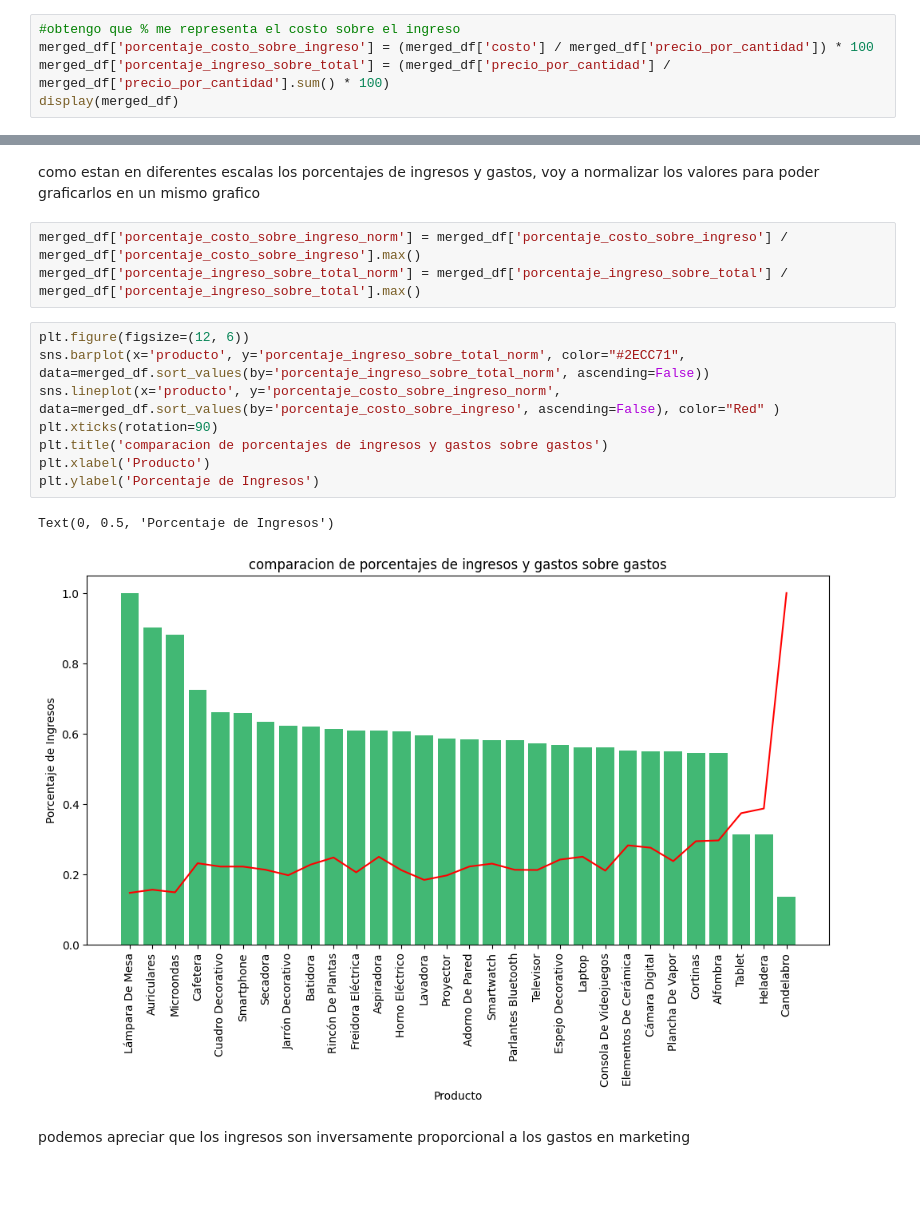
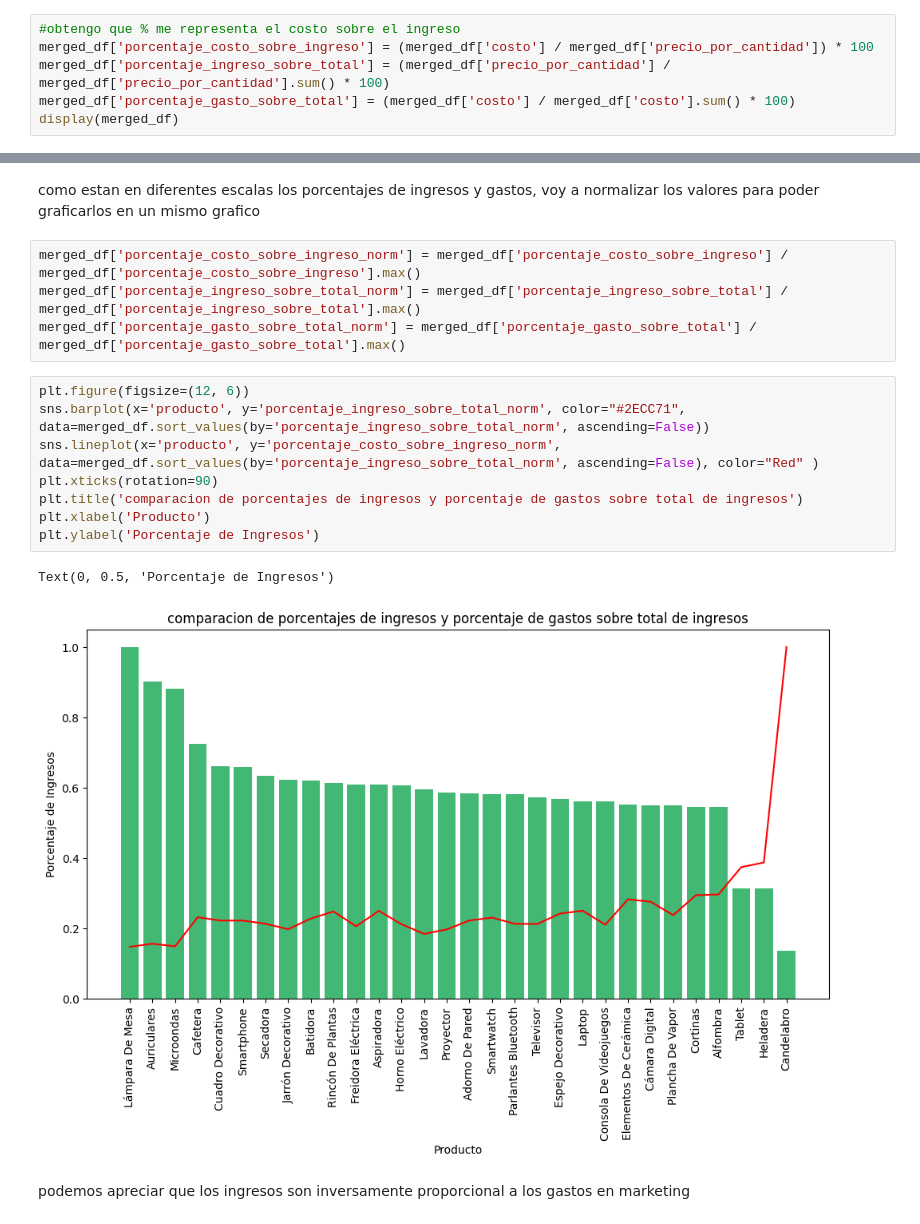
Before and after one commit to dataccounting/Entrega_final_Sanvido_gonzalo_python_25262, a Jupyter notebook: Sanvido_Gonzalo_comision_25262_TPI_data_analytics (1).ipynb, the cells around one changed output, grey strips where cells are left out. Drawn from its saved outputs; the diff is of its cells as text; blank space fills up the shorter version.

```diff
--- a/Sanvido_Gonzalo_comision_25262_TPI_data_analytics (1).ipynb
+++ b/Sanvido_Gonzalo_comision_25262_TPI_data_analytics (1).ipynb
@@ -1077,5 +1077,6 @@ print(f' cantidad de productos despues de consolidar los datos {merged_df.shape[
 #obtengo que % me representa el costo sobre el ingreso
 merged_df['porcentaje_costo_sobre_ingreso'] = (merged_df['costo'] / merged_df['precio_por_cantidad']) * 100
 merged_df['porcentaje_ingreso_sobre_total'] = (merged_df['precio_por_cantidad'] / merged_df['precio_por_cantidad'].sum() * 100)
+merged_df['porcentaje_gasto_sobre_total'] = (merged_df['costo'] / merged_df['costo'].sum() * 100)
 display(merged_df)
 # %% [output]
@@ -1134,16 +1135,17 @@ como estan en diferentes escalas los porcentajes de ingresos y gastos, voy a nor
 # %%
 merged_df['porcentaje_costo_sobre_ingreso_norm'] = merged_df['porcentaje_costo_sobre_ingreso'] / merged_df['porcentaje_costo_sobre_ingreso'].max()
 merged_df['porcentaje_ingreso_sobre_total_norm'] = merged_df['porcentaje_ingreso_sobre_total'] / merged_df['porcentaje_ingreso_sobre_total'].max()
+merged_df['porcentaje_gasto_sobre_total_norm'] = merged_df['porcentaje_gasto_sobre_total'] / merged_df['porcentaje_gasto_sobre_total'].max()
 # %%
 plt.figure(figsize=(12, 6))
 sns.barplot(x='producto', y='porcentaje_ingreso_sobre_total_norm', color="#2ECC71", data=merged_df.sort_values(by='porcentaje_ingreso_sobre_total_norm', ascending=False))
-sns.lineplot(x='producto', y='porcentaje_costo_sobre_ingreso_norm', data=merged_df.sort_values(by='porcentaje_costo_sobre_ingreso', ascending=False), color="Red" )
+sns.lineplot(x='producto', y='porcentaje_costo_sobre_ingreso_norm', data=merged_df.sort_values(by='porcentaje_ingreso_sobre_total_norm', ascending=False), color="Red" )
 plt.xticks(rotation=90)
-plt.title('comparacion de porcentajes de ingresos y gastos sobre gastos')
+plt.title('comparacion de porcentajes de ingresos y porcentaje de gastos sobre total de ingresos')
 plt.xlabel('Producto')
 plt.ylabel('Porcentaje de Ingresos')
 # %% [output]
 Text(0, 0.5, 'Porcentaje de Ingresos')
-[figure, old version]
+[figure, new version]
 # %% [markdown]
 podemos apreciar que los ingresos son inversamente proporcional a los gastos en marketing
```
Also changed, not shown: parts of 31 cells of this notebook.
